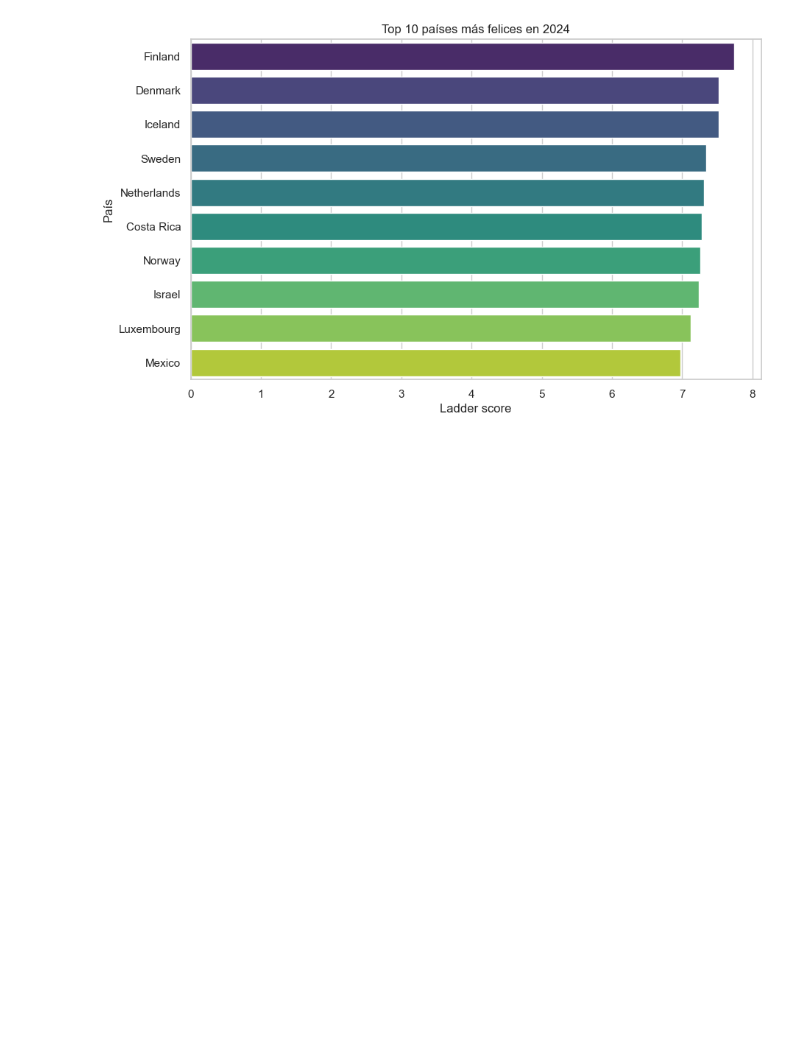
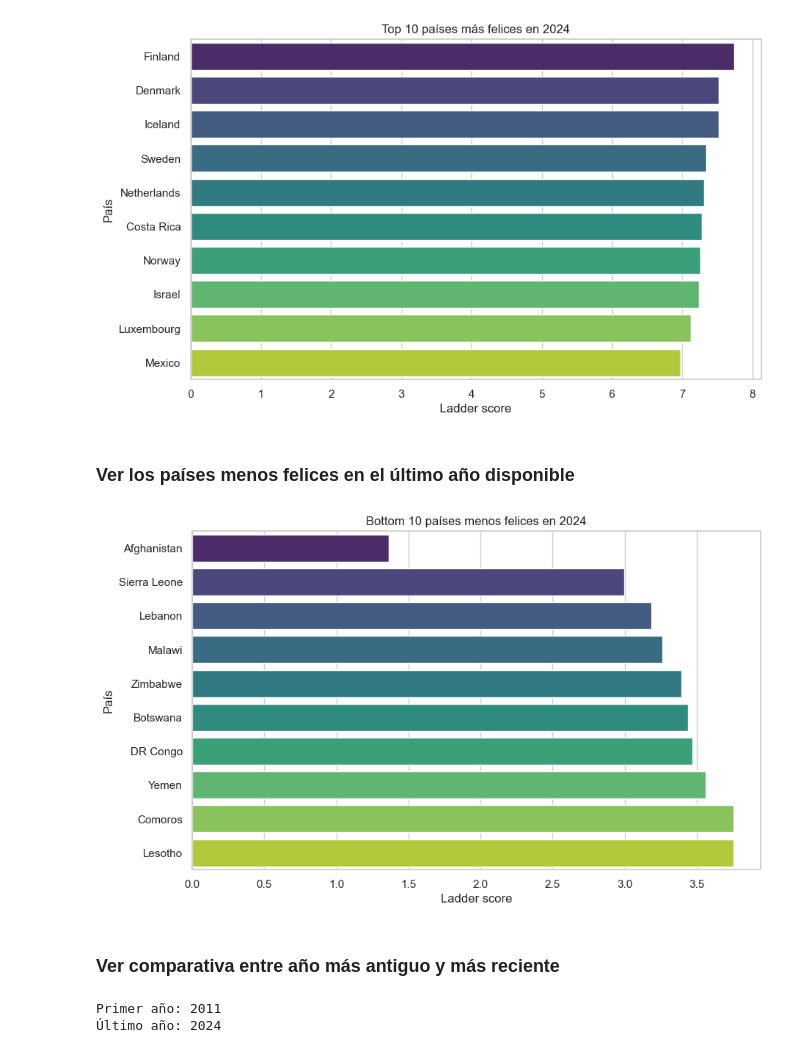
Before and after one commit to merkandez/WorldHappinessEDA, a Jupyter notebook: notebooks/happinness_analysis.ipynb, the cells around one changed output. Drawn from its saved outputs; the diff is of its cells as text; code cells hidden in the pictures; blank space fills up the shorter version.

Commit message:
Complete analysis of evolution 2011–2024 and visual reflection

```diff
--- a/notebooks/happinness_analysis.ipynb
+++ b/notebooks/happinness_analysis.ipynb
@@ -165,3 +187,51 @@ plt.ylabel("País")
 plt.show()
 # %% [output]
 [figure]
+# %% [markdown]
+### Ver los países menos felices en el último año disponible
+# %%
+# Filtar solo el último año disponible
+
+ultimo_anio = df['Year'].max()
+df_ultimo_anio = df[df['Year'] == ultimo_anio]
+
+# Mostrar los 10 países menos felices
+bottom_10 = df_ultimo_anio.sort_values('Ladder score', ascending=True).head(10)
+
+# Gráfico de barras
+sns.barplot(
+    data=bottom_10,
+    x='Ladder score',
+    y='Country name',
+    hue='Country name',
+    palette='viridis',
+    legend=False
+)
+plt.title(f"Bottom 10 países menos felices en {ultimo_anio}")
+plt.xlabel("Ladder score")
+plt.ylabel("País")
+plt.show()
+# %% [output]
+[figure, added]
+# %% [markdown]
+### Ver comparativa entre año más antiguo y más reciente
+# %%
+# Filtrar el año más antiguo y el más reciente
+primer_anio = df['Year'].min()
+ultimo_anio = df['Year'].max()
+print("Primer año:", primer_anio)
+print("Último año:", ultimo_anio)
+
+df_inicio_fin = df[df['Year'].isin([primer_anio, ultimo_anio])]
+
+# Pivotar para comparar
+pivot_long = df_inicio_fin.pivot(index='Country name', columns='Year', values='Ladder score')
+pivot_long.dropna(inplace=True)
+pivot_long['Diferencia'] = pivot_long[ultimo_anio] - pivot_long[primer_anio]
+
+#Mostrar los países que más han mejorado
+mejores = pivot_long.sort_values('Diferencia', ascending=False).head(10)
+peores = pivot_long.sort_values('Diferencia', ascending=True).head(10)
+# %% [output]
+Primer año: 2011
+Último año: 2024
```
Also changed, not shown: parts of 5 cells of this notebook.
